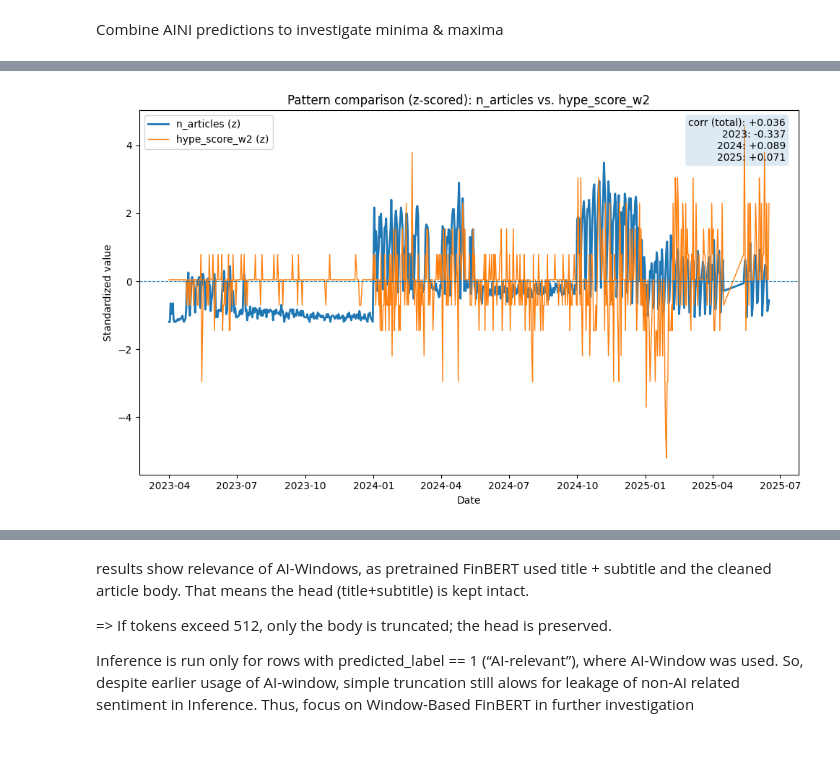
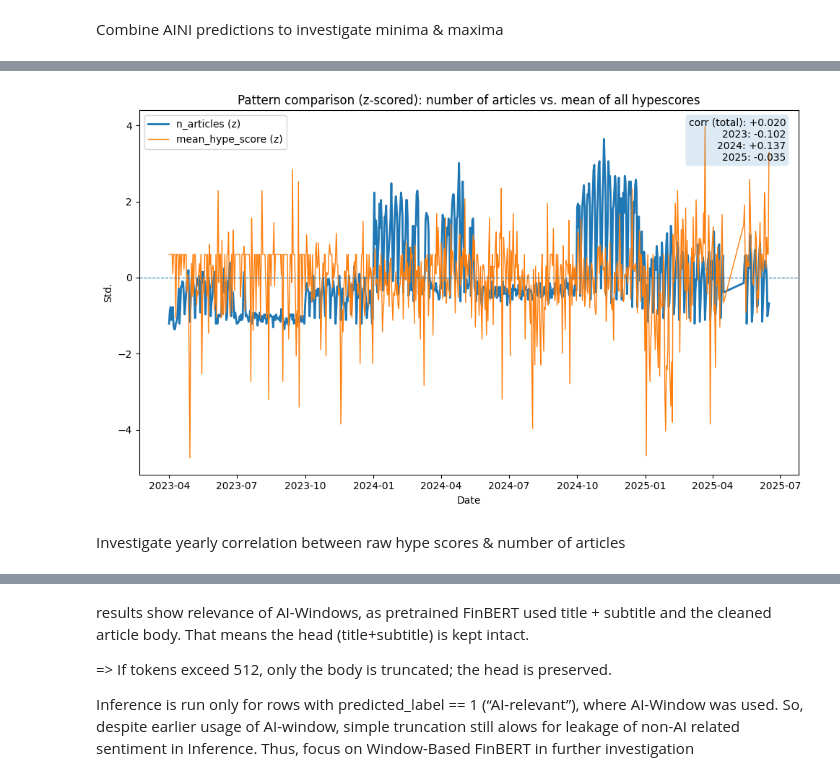
Before and after one commit to LarsIX/narrative_index, a Jupyter notebook: notebooks/exploratory_analysis_aini.ipynb, the cells around one changed output, grey strips where cells are left out. Cells and saved outputs as stored; diff of their text form; code cells hidden in the pictures; blank space fills up the shorter version.

```diff
--- a/notebooks/exploratory_analysis_aini.ipynb
+++ b/notebooks/exploratory_analysis_aini.ipynb
@@ -415,6 +395,6 @@ print("[OUTER] n observations:", len(complete_outer))
 # %%
 # columns to bring over from w1_df
-keep = ["article_id", "title", "sub_title","section", "cleaned_corpus", "date"]
+keep = ["article_id", "title", "sub_title","section", "cleaned_corpus", "date","ai_window"]
 
 # subset + clean IDs on the right side
 for_texts = w1_df.loc[:, keep].copy()
@@ -448,5 +428,7 @@ complete_df = complete_left.merge(
 
 # validate join
 print("[COMPLETE] n observations:", len(complete_df))
-complete_df
+
+# rename for consistency
+complete_df = complete_df.rename(columns={"hype_score": "hype_score_w0"})
 # %% [output]
@@ -467,30 +436,32 @@ complete_df
 # %%
-# rename for consistency
-complete_df = complete_df.rename(columns={"hype_score": "hype_score_w0"})
+# define noisy dates
+exclude_dates=["2023-07-15","2023-06-30"]
 
-# extract measures (only w1 for readability)
-measures = ["hype_score_w2"]
+# subset to exclude noise
+complete_df = complete_df[~complete_df["date"].isin(pd.to_datetime(exclude_dates))]
 
-# count articles / day & calculate total AINI (raw)
+# define relevant columns
+hype_cols = ["hype_score_w0", "hype_score_w1", "hype_score_w2", "hype_score_c"]
+
+# compute row-wise mean across all hype scores (per article)
+complete_df["hype_score_mean"] = complete_df[hype_cols].mean(axis=1)
+
+# aggregate to date level: count articles and mean of the row-wise mean
+complete_df["date"] = pd.to_datetime(complete_df["date"], errors="coerce")
 complete_agg = (
-    complete_df.groupby("date")
+    complete_df.groupby("date", as_index=False)
     .agg(
         n_articles=("article_id", "count"),
-        **{m: (m, "sum") for m in measures}
+        mean_hype_score=("hype_score_mean", "mean")
     )
-    .reset_index()
 )
 
-# ensure datetime and subset to exclude data prior 01.04.2023
-complete_agg["date"] = pd.to_datetime(complete_agg["date"])
+# subset to exclude data prior 01.04.2023
 cutoff = dt.datetime(2023, 4, 1)
 complete_agg = complete_agg[complete_agg["date"] >= cutoff]
 
 # prepare dataframe for plotting
 dfp = complete_agg.set_index("date").copy()
-
-# pick the single measure
-m = measures[0]
 
 # z-score helper that avoids div-by-zero
 def zscore(s: pd.Series) -> pd.Series:
@@ -502,48 +473,50 @@ def zscore(s: pd.Series) -> pd.Series:
 
 # z-score series
 dfp["n_articles_z"] = zscore(dfp["n_articles"])
-dfp[f"{m}_z"] = zscore(dfp[m])
+dfp["mean_hype_score_z"] = zscore(dfp["mean_hype_score"])
 
 # total corr
-r_total = float(dfp["n_articles_z"].corr(dfp[f"{m}_z"]))
+r_total = float(dfp["n_articles_z"].corr(dfp["mean_hype_score_z"]))
 
 # yearly corrs
 yearly_corrs = {}
 for y, g in dfp.groupby(dfp.index.year):
     if len(g) >= 2:
-        yearly_corrs[int(y)] = float(g["n_articles_z"].corr(g[f"{m}_z"]))
+        yearly_corrs[int(y)] = float(g["n_articles_z"].corr(g["mean_hype_score_z"]))
     else:
         yearly_corrs[int(y)] = np.nan
 
 # build annotation text
 lines = [f"corr (total): {r_total:+.3f}"]
 for y in sorted(yearly_corrs):
     r = yearly_corrs[y]
     lines.append(f"{y}: {r:+.3f}" if np.isfinite(r) else f"{y}: n/a")
 anno_text = "\n".join(lines)
 
-# --- plot ---
+# plot
 fig, ax = plt.subplots(figsize=(10, 6))
 
 ax.plot(dfp.index, dfp["n_articles_z"], linewidth=2, label="n_articles (z)")
-ax.plot(dfp.index, dfp[f"{m}_z"], linewidth=1, label=f"{m} (z)")
+ax.plot(dfp.index, dfp["mean_hype_score_z"], linewidth=1, label="mean_hype_score (z)")
 
 ax.axhline(0, linestyle="--", linewidth=0.8)
-ax.set_title("Pattern comparison (z-scored): n_articles vs. hype_score_w2")
+ax.set_title("Pattern comparison (z-scored): number of articles vs. mean of all hypescores")
 ax.set_xlabel("Date")
-ax.set_ylabel("Standardized value")
+ax.set_ylabel("Std.")
 ax.legend(loc="upper left", ncol=1)
 
 # annotation box (upper right inside axes)
 ax.text(
     0.98, 0.98, anno_text,
     transform=ax.transAxes,
     ha="right", va="top",
     fontsize=10,
     bbox=dict(boxstyle="round", alpha=0.15, edgecolor="none")
 )
 
 fig.tight_layout()
 plt.show()
 # %% [output]
-[figure, old version]
+[figure, new version]
+# %% [markdown]
+Investigate yearly correlation between raw hype scores & number of articles
```
Also changed, not shown: parts of 20 cells of this notebook, 6 other files.
